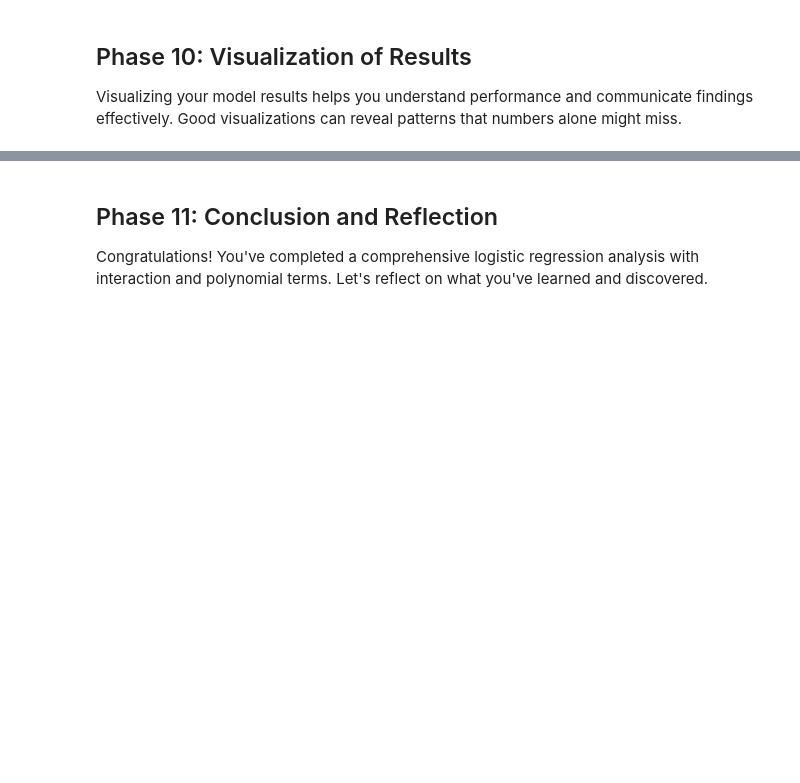
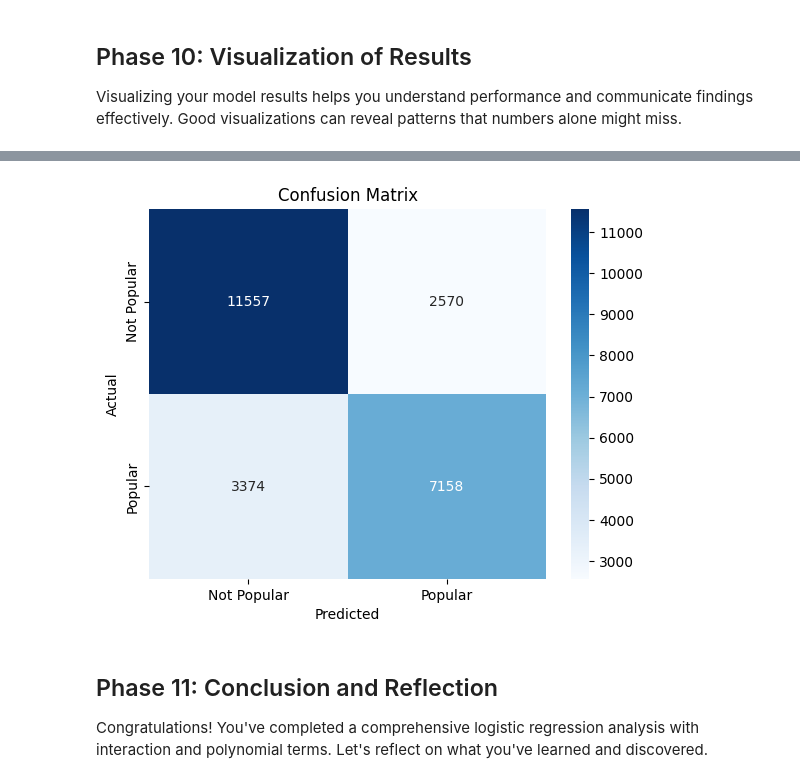
Before and after one commit to Tuminha/Harry-Potter, a Jupyter notebook: notebooks/harry_potter_logistic_regression.ipynb, the cells around one changed output, grey strips where cells are left out. Drawn from its saved outputs; the diff is of its cells as text; code cells hidden in the pictures; blank space fills up the shorter version.

```diff
--- a/notebooks/harry_potter_logistic_regression.ipynb
+++ b/notebooks/harry_potter_logistic_regression.ipynb
@@ -1393,10 +1451,23 @@ Visualizing your model results helps you understand performance and communicate
 # %%
 # TODO: Create a confusion matrix heatmap
 # Hint: Use seaborn's heatmap() to visualize your confusion matrix
 # Add annotations to show the actual numbers
 # This helps you see where your model makes mistakes
 
 # Write your code here:
+from sklearn.metrics import confusion_matrix
+
+# Get confusion matrix
+conf_matrix = confusion_matrix(y_test, y_pred)
+
+# Create heatmap
+sns.heatmap(conf_matrix, annot=True, fmt='d', cmap='Blues', xticklabels=['Not Popular', 'Popular'], yticklabels=['Not Popular', 'Popular'])
+plt.xlabel('Predicted')
+plt.ylabel('Actual')
+plt.title('Confusion Matrix')
+plt.show()
+# %% [output]
+[figure, added]
 # %% [markdown]
 ## Phase 11: Conclusion and Reflection
 
```
Also changed, not shown: parts of 3 cells of this notebook, 4 other files.
